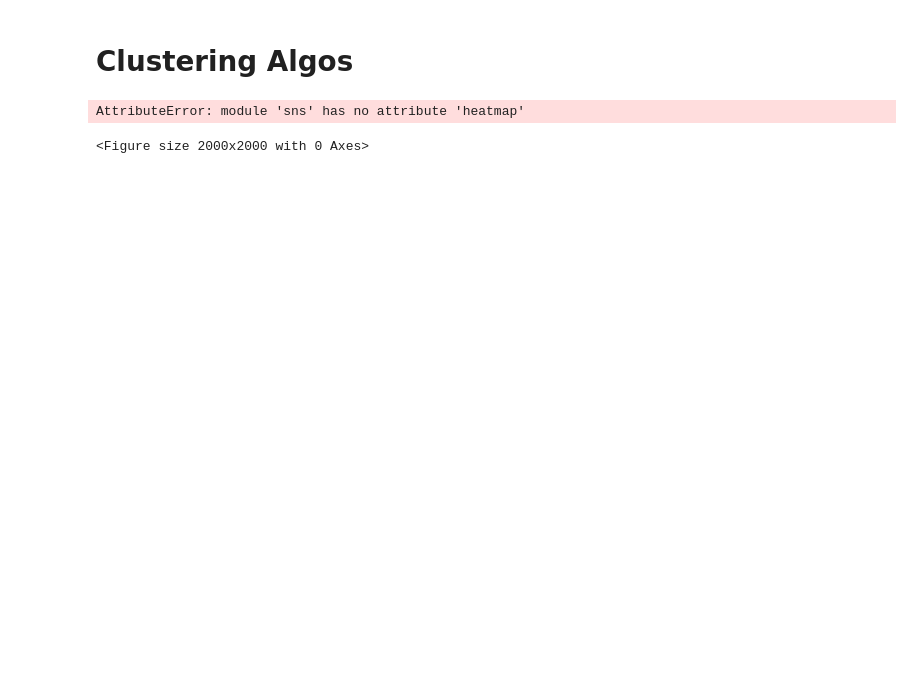
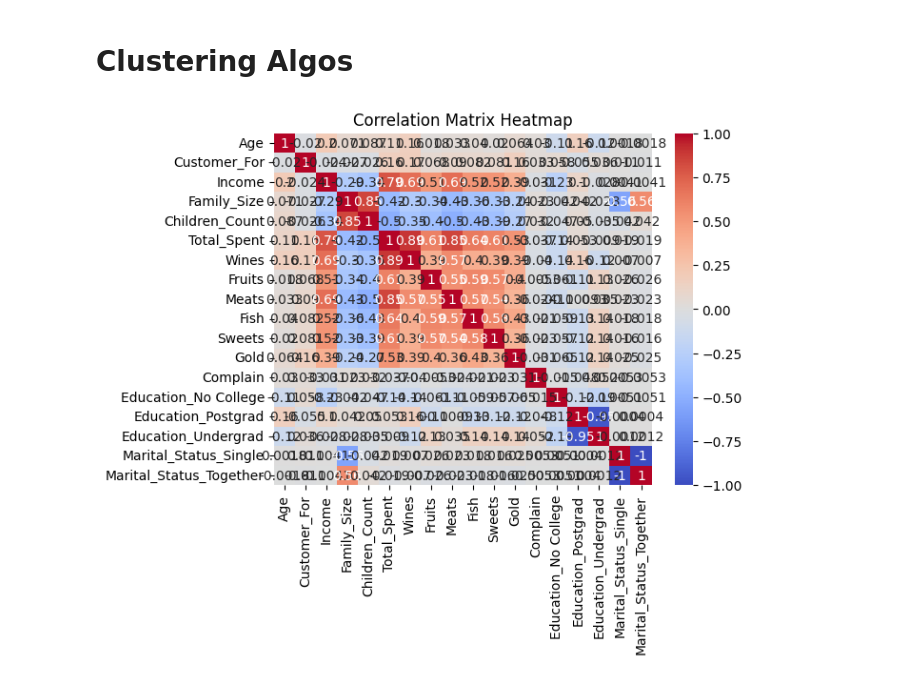
Before and after one commit to ThomasWinn/kaggle-growth, a Jupyter notebook: customer-personality-analysis/eda.ipynb, the cells around one changed output. Saved outputs shown, nothing was run; the diff lists cells and outputs as text; code cells hidden in the pictures; blank space fills up the shorter version.

```diff
--- a/customer-personality-analysis/eda.ipynb
+++ b/customer-personality-analysis/eda.ipynb
@@ -221,7 +222,7 @@ df
 | 2239 | 9405 | 1954 | Postgrad | Together | 52869.0 | 1 | 1 | 2012-10-15 | 40 | ... |
 2215 rows × 34 columns
 # %%
-df = df[['Age', 'Customer_For', 'Income', 'Education', 'Marital_Status', 'Family_Size', 'Children_Count', 'Total_Spent', 'Wines', 'Fruits', 'Meats', 'Fish', 'Sweets', 'Gold']]
+df = df[['Age', 'Customer_For', 'Income', 'Education', 'Marital_Status', 'Family_Size', 'Children_Count', 'Total_Spent', 'Wines', 'Fruits', 'Meats', 'Fish', 'Sweets', 'Gold', 'Complain']]
 df
 # %% [output]
 |  | Age | Customer_For | Income | Education | Marital_Status | Family_Size | Children_Count | Total_Spent | ... |
@@ -325,8 +326,8 @@ df
 # %%
 #correlation matrix
 corrmat= df.corr()
-plt.figure(figsize=(20,20))
-sns.heatmap(corrmat,annot=True, center=0)
+sns.heatmap(corrmat, annot=True, cmap='coolwarm', vmin=-1, vmax=1)
+plt.title('Correlation Matrix Heatmap')
+plt.show()
 # %% [output]
-AttributeError: module 'sns' has no attribute 'heatmap'
-<Figure size 2000x2000 with 0 Axes>
+[figure, added]
```
Also changed, not shown: parts of 5 cells of this notebook.
